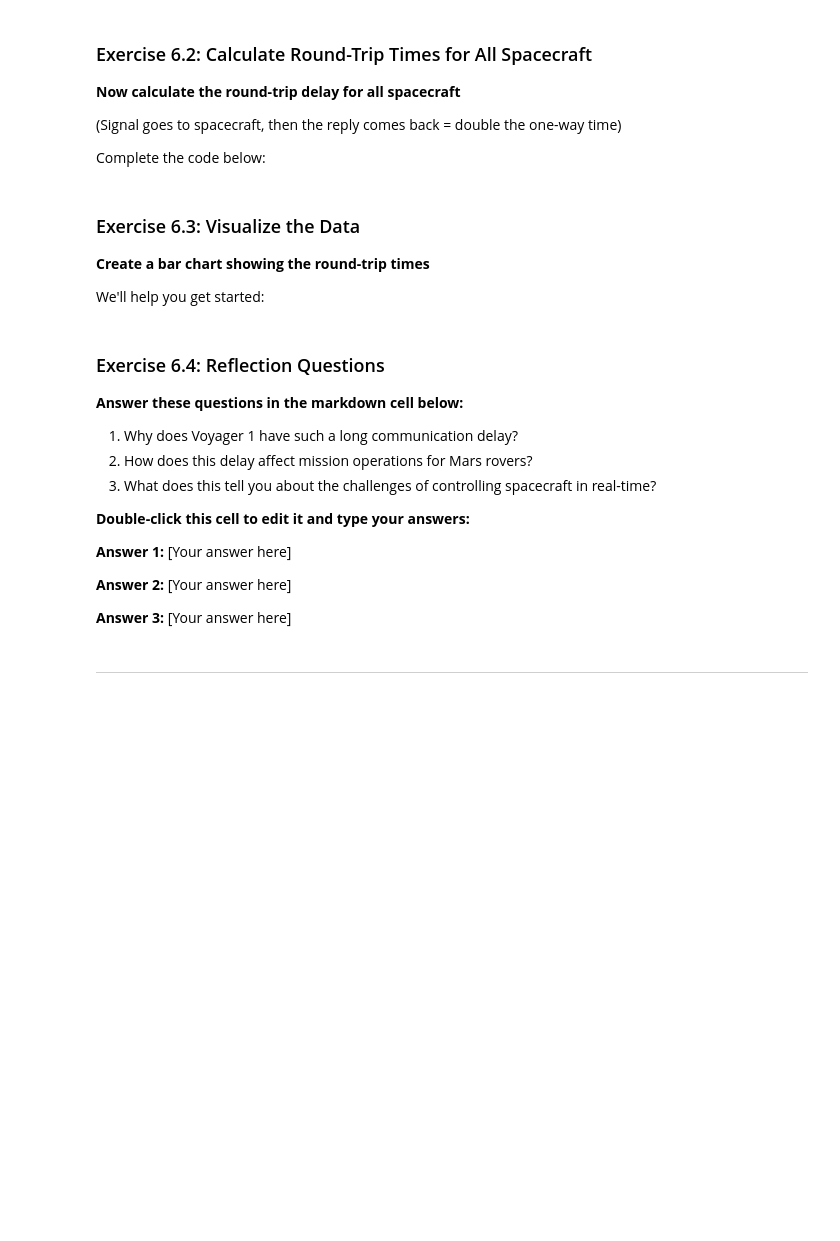
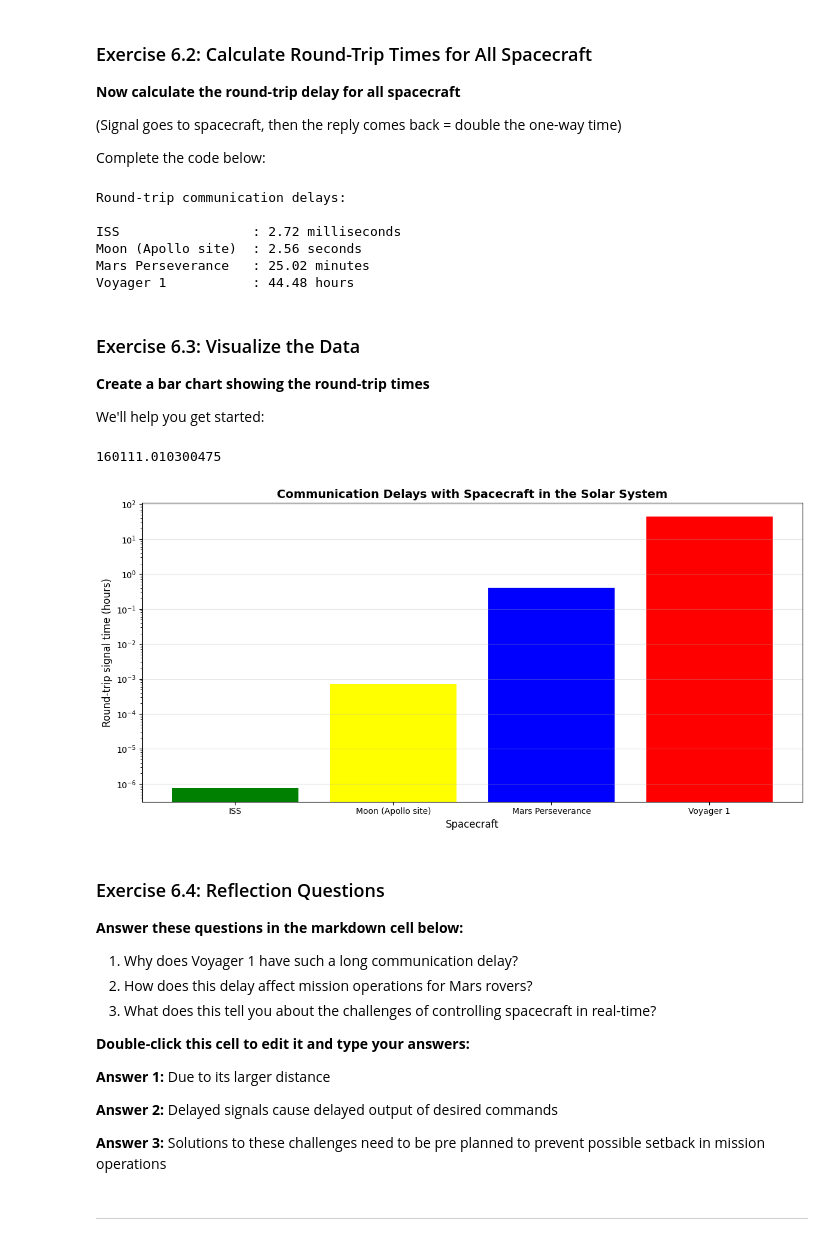
Before and after one commit to RoanOSullivan233/NPSC2002-workshops, a Jupyter notebook: Week_01_Introduction.ipynb, the cells around one changed output. Saved outputs shown, nothing was run; the diff lists cells and outputs as text; code cells hidden in the pictures; blank space fills up the shorter version.

```diff
--- a/Week_01_Introduction.ipynb
+++ b/Week_01_Introduction.ipynb
@@ -413,11 +471,11 @@ print("Round-trip communication delays:\n")
 for spacecraft, distance in spacecraft_data.items():
     # Calculate one-way time
     # YOUR CODE HERE
-    one_way_time =
+    one_way_time = (distance) / speed_of_light_km_per_sec
 
     # Calculate round-trip time (multiply by 2)
     # YOUR CODE HERE
-    round_trip_time =
+    round_trip_time = one_way_time*2
 
     # Display in appropriate units
     if round_trip_time < 1:
@@ -428,42 +486,56 @@ for spacecraft, distance in spacecraft_data.items():
         print(f"{spacecraft:20s}: {round_trip_time/60:.2f} minutes")
     else:
         print(f"{spacecraft:20s}: {round_trip_time/3600:.2f} hours")
+# %% [output]
+Round-trip communication delays:
+
+ISS                 : 2.72 milliseconds
+Moon (Apollo site)  : 2.56 seconds
+Mars Perseverance   : 25.02 minutes
+Voyager 1           : 44.48 hours
 # %% [markdown]
 ### Exercise 6.3: Visualize the Data
 
 **Create a bar chart showing the round-trip times**
 
 We'll help you get started:
+# %%
+round_trip_time
+# %% [output]
+160111.010300475
 # %%
 import matplotlib.pyplot as plt
 
 # Calculate round-trip times and store them
 spacecraft_names = []
 round_trip_times_hours = []
 
 for spacecraft, distance in spacecraft_data.items():
     one_way_time = distance / speed_of_light_km_per_sec
-    round_trip_time = one_way_time * 2
+    round_trip_time = one_way_time*2
 
     spacecraft_names.append(spacecraft)
     round_trip_times_hours.append(round_trip_time / 3600)  # Convert to hours
 
 # Create the plot
 plt.figure(figsize=(12, 6))
 
 # YOUR CODE HERE: Create a bar chart
-
+plt.bar(spacecraft_names, round_trip_times_hours, color=['green', 'yellow', 'blue', 'red'])
 
 # Add labels and title
 plt.ylabel('Round-trip signal time (hours)', fontsize=12)
 plt.xlabel('Spacecraft', fontsize=12)
 plt.title('Communication Delays with Spacecraft in the Solar System', fontsize=14, fontweight='bold')
 # YOUR CODE HERE: The values vary enormously - some are milliseconds, others are hours!
 # How can you display them all clearly on one chart?
 plt.grid(axis='y', alpha=0.3)
+plt.yscale('log')
 
 plt.tight_layout()
 plt.show()
+# %% [output]
+[figure, added]
 # %% [markdown]
 ### Exercise 6.4: Reflection Questions
 
@@ -475,11 +547,11 @@ plt.show()
 
 **Double-click this cell to edit it and type your answers:**
 
-**Answer 1:** [Your answer here]
+**Answer 1:** Due to its larger distance
 
-**Answer 2:** [Your answer here]
+**Answer 2:** Delayed signals cause delayed output of desired commands
 
-**Answer 3:** [Your answer here]
+**Answer 3:** Solutions to these challenges need to be pre planned to prevent possible setback in mission operations
 # %% [markdown]
 ---
 # %% [markdown]
```
Also changed, not shown: parts of 13 cells of this notebook.
